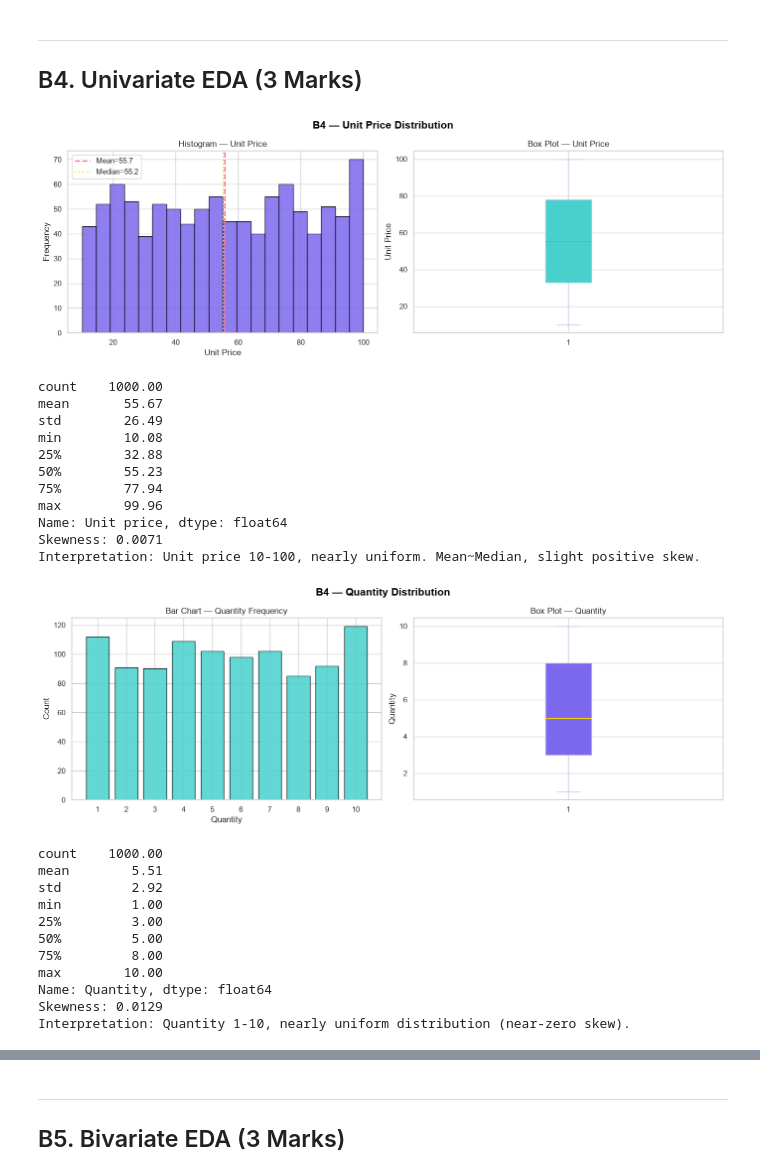
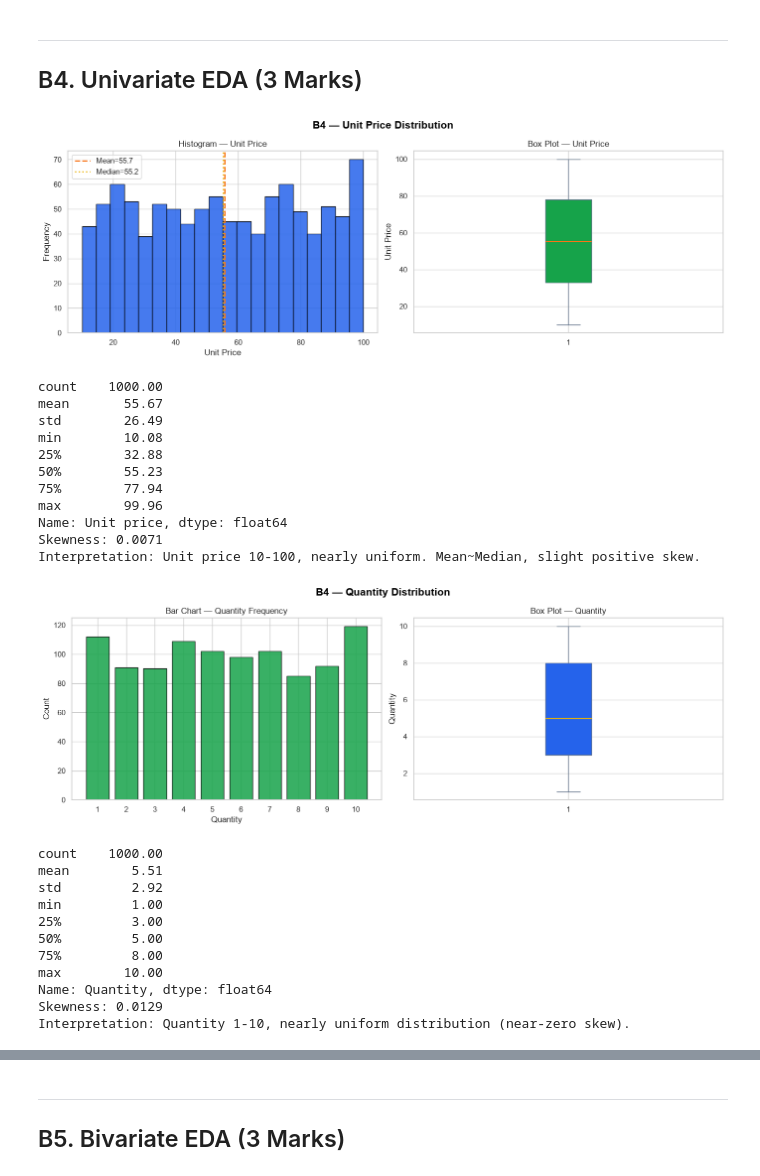
Before and after one commit to SheikhFareed99/Data-cleaning-eda, a Jupyter notebook: 23L_0997_A2.ipynb, the cells around one changed output, grey strips where cells are left out. Saved outputs shown, nothing was run; the diff lists cells and outputs as text; code cells hidden in the pictures.

```diff
--- a/23L_0997_A2.ipynb
+++ b/23L_0997_A2.ipynb
@@ -651,10 +659,10 @@ Final shape: 1000 rows x 24 columns
 # %%
 fig, axes = plt.subplots(1, 2, figsize=(14, 5))
 fig.suptitle('B4 — Unit Price Distribution', fontsize=15, fontweight='bold', color='black')
-axes[0].hist(df_clean['Unit price'], bins=20, color='#7b68ee', edgecolor='black', alpha=0.85)
-axes[0].axvline(df_clean['Unit price'].mean(), color='#ff6b9d', lw=2, linestyle='--',
+axes[0].hist(df_clean['Unit price'], bins=20, color='#2563EB', edgecolor='black', alpha=0.85)
+axes[0].axvline(df_clean['Unit price'].mean(), color='#F97316', lw=2, linestyle='--',
                 label=f"Mean={df_clean['Unit price'].mean():.1f}")
-axes[0].axvline(df_clean['Unit price'].median(), color='#ffd700', lw=2, linestyle=':',
+axes[0].axvline(df_clean['Unit price'].median(), color='#EAB308', lw=2, linestyle=':',
                 label=f"Median={df_clean['Unit price'].median():.1f}")
 axes[0].set_title('Histogram — Unit Price')
 axes[0].set_xlabel('Unit Price')
@@ -662,11 +670,11 @@ axes[0].set_ylabel('Frequency')
 axes[0].legend()
 axes[0].grid(True)
 axes[1].boxplot(df_clean['Unit price'], vert=True, patch_artist=True,
-                boxprops=dict(facecolor='#48d1cc', color='#c8c8e8'),
-                medianprops=dict(color='#ff6b9d', lw=2),
-                whiskerprops=dict(color='#c8c8e8'),
-                capprops=dict(color='#c8c8e8'),
-                flierprops=dict(marker='o', color='#ffd700', alpha=0.5))
+                boxprops=dict(facecolor='#16A34A', color='#64748B'),
+                medianprops=dict(color='#F97316', lw=2),
+                whiskerprops=dict(color='#64748B'),
+                capprops=dict(color='#64748B'),
+                flierprops=dict(marker='o', color='#EAB308', alpha=0.5))
 axes[1].set_title('Box Plot — Unit Price')
 axes[1].set_ylabel('Unit Price')
 axes[1].grid(True)
@@ -677,7 +685,7 @@ print(df_clean['Unit price'].describe().round(2))
 print(f'Skewness: {df_clean["Unit price"].skew():.4f}')
 print('Interpretation: Unit price 10-100, nearly uniform. Mean~Median, slight positive skew.')
 # %% [output]
-[figure, old version]
+[figure, new version]
 count    1000.00
 mean       55.67
 std        26.49
@@ -692,29 +700,29 @@ Interpretation: Unit price 10-100, nearly uniform. Mean~Median, slight positive
 # %%
 fig, axes = plt.subplots(1, 2, figsize=(14, 5))
 fig.suptitle('B4 — Quantity Distribution', fontsize=15, fontweight='bold', color='black')
 qty_counts = df_clean['Quantity'].value_counts().sort_index()
-axes[0].bar(qty_counts.index, qty_counts.values, color='#48d1cc', edgecolor='black', alpha=0.85)
+axes[0].bar(qty_counts.index, qty_counts.values, color='#16A34A', edgecolor='black', alpha=0.85)
 axes[0].set_title('Bar Chart — Quantity Frequency')
 axes[0].set_xlabel('Quantity')
 axes[0].set_ylabel('Count')
 axes[0].set_xticks(range(1, 11))
 axes[0].grid(True)
 axes[1].boxplot(df_clean['Quantity'], vert=True, patch_artist=True,
-                boxprops=dict(facecolor='#7b68ee', color='#c8c8e8'),
-                medianprops=dict(color='#ffd700', lw=2),
-                whiskerprops=dict(color='#c8c8e8'),
-                capprops=dict(color='#c8c8e8'))
+                boxprops=dict(facecolor='#2563EB', color='#64748B'),
+                medianprops=dict(color='#EAB308', lw=2),
+                whiskerprops=dict(color='#64748B'),
+                capprops=dict(color='#64748B'))
 axes[1].set_title('Box Plot — Quantity')
 axes[1].set_ylabel('Quantity')
 axes[1].grid(True)
 plt.tight_layout()
 plt.savefig('plot_b4_quantity.png', dpi=120, bbox_inches='tight', facecolor='black')
 plt.show()
 print(df_clean['Quantity'].describe().round(2))
 print(f'Skewness: {df_clean["Quantity"].skew():.4f}')
 print('Interpretation: Quantity 1-10, nearly uniform distribution (near-zero skew).')
 # %% [output]
-[figure, old version]
+[figure, new version]
 count    1000.00
 mean        5.51
 std         2.92
```
Also changed, not shown: parts of 15 cells of this notebook.
